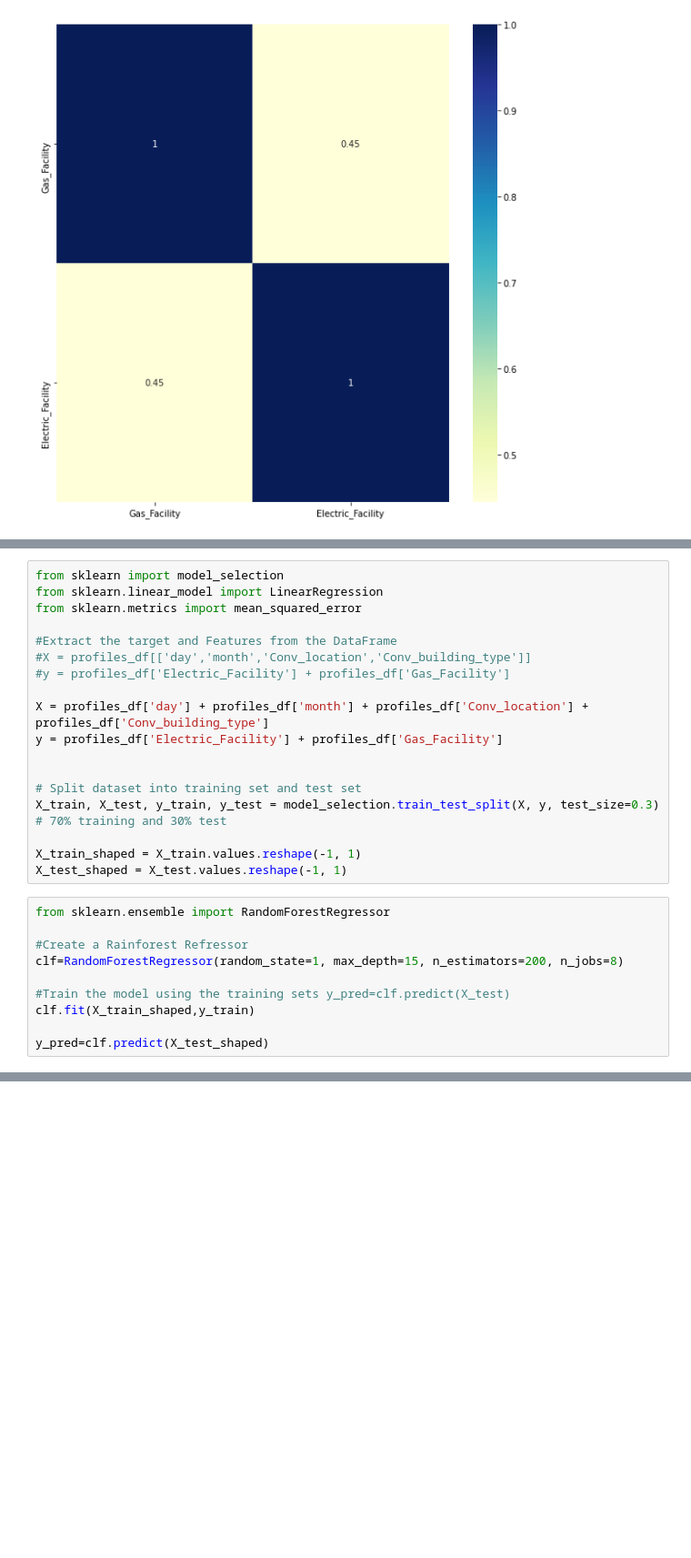
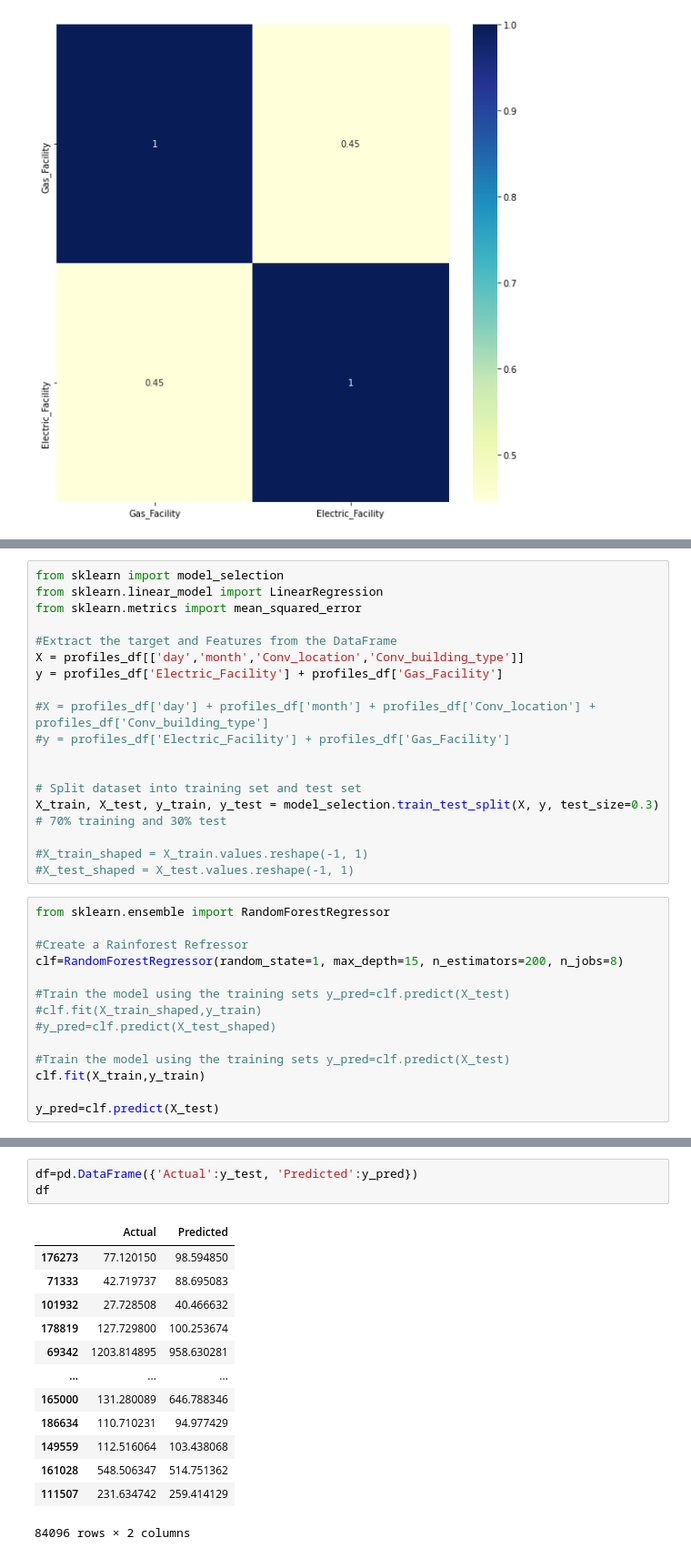
Before and after one commit to dgitts/electric-load-forecasting, a Jupyter notebook: notebooks/jude.ipynb, the cells around one changed output, grey strips where cells are left out. Shown at 91% size. Saved outputs shown, nothing was run; the diff lists cells and outputs as text; blank space fills up the shorter version.

Commit message:
Added actual and predicted values for side by side comparing

```diff
--- a/notebooks/jude.ipynb
+++ b/notebooks/jude.ipynb
@@ -387,18 +368,18 @@ from sklearn.linear_model import LinearRegression
 from sklearn.metrics import mean_squared_error
 
 #Extract the target and Features from the DataFrame
-#X = profiles_df[['day','month','Conv_location','Conv_building_type']]
+X = profiles_df[['day','month','Conv_location','Conv_building_type']]
+y = profiles_df['Electric_Facility'] + profiles_df['Gas_Facility']
+
+#X = profiles_df['day'] + profiles_df['month'] + profiles_df['Conv_location'] + profiles_df['Conv_building_type']
 #y = profiles_df['Electric_Facility'] + profiles_df['Gas_Facility']
-
-X = profiles_df['day'] + profiles_df['month'] + profiles_df['Conv_location'] + profiles_df['Conv_building_type']
-y = profiles_df['Electric_Facility'] + profiles_df['Gas_Facility']
 
 
 # Split dataset into training set and test set
 X_train, X_test, y_train, y_test = model_selection.train_test_split(X, y, test_size=0.3) # 70% training and 30% test
 
-X_train_shaped = X_train.values.reshape(-1, 1)
-X_test_shaped = X_test.values.reshape(-1, 1)
+#X_train_shaped = X_train.values.reshape(-1, 1)
+#X_test_shaped = X_test.values.reshape(-1, 1)
 # %%
 from sklearn.ensemble import RandomForestRegressor
 
@@ -406,6 +387,10 @@ from sklearn.ensemble import RandomForestRegressor
 clf=RandomForestRegressor(random_state=1, max_depth=15, n_estimators=200, n_jobs=8)
 
 #Train the model using the training sets y_pred=clf.predict(X_test)
-clf.fit(X_train_shaped,y_train)
+#clf.fit(X_train_shaped,y_train)
+#y_pred=clf.predict(X_test_shaped)
 
-y_pred=clf.predict(X_test_shaped)
+#Train the model using the training sets y_pred=clf.predict(X_test)
+clf.fit(X_train,y_train)
+
+y_pred=clf.predict(X_test)
@@ -431,2 +413,19 @@ plt.scatter(x=X_test_shaped,y=y_pred)
+# %%
+df=pd.DataFrame({'Actual':y_test, 'Predicted':y_pred})
+df
+# %% [output]
+|  | Actual | Predicted |
+| 176273 | 77.120150 | 98.594850 |
+| 71333 | 42.719737 | 88.695083 |
+| 101932 | 27.728508 | 40.466632 |
+| 178819 | 127.729800 | 100.253674 |
+| 69342 | 1203.814895 | 958.630281 |
+| ... | ... | ... |
+| 165000 | 131.280089 | 646.788346 |
+| 186634 | 110.710231 | 94.977429 |
+| 149559 | 112.516064 | 103.438068 |
+| 161028 | 548.506347 | 514.751362 |
+| 111507 | 231.634742 | 259.414129 |
+84096 rows × 2 columns
 # %%
 lr = LinearRegression()
```
Also changed, not shown: parts of 11 cells of this notebook.
